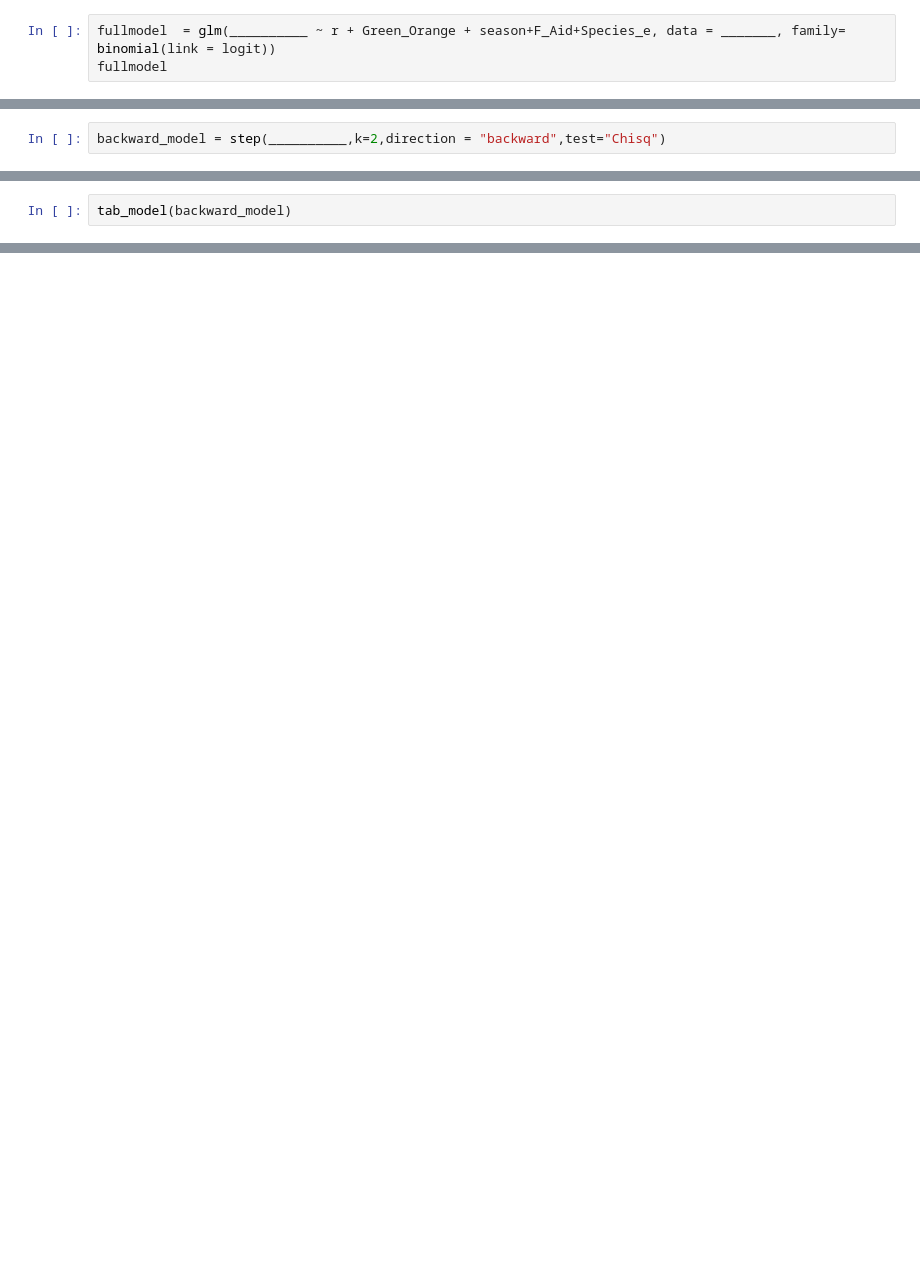
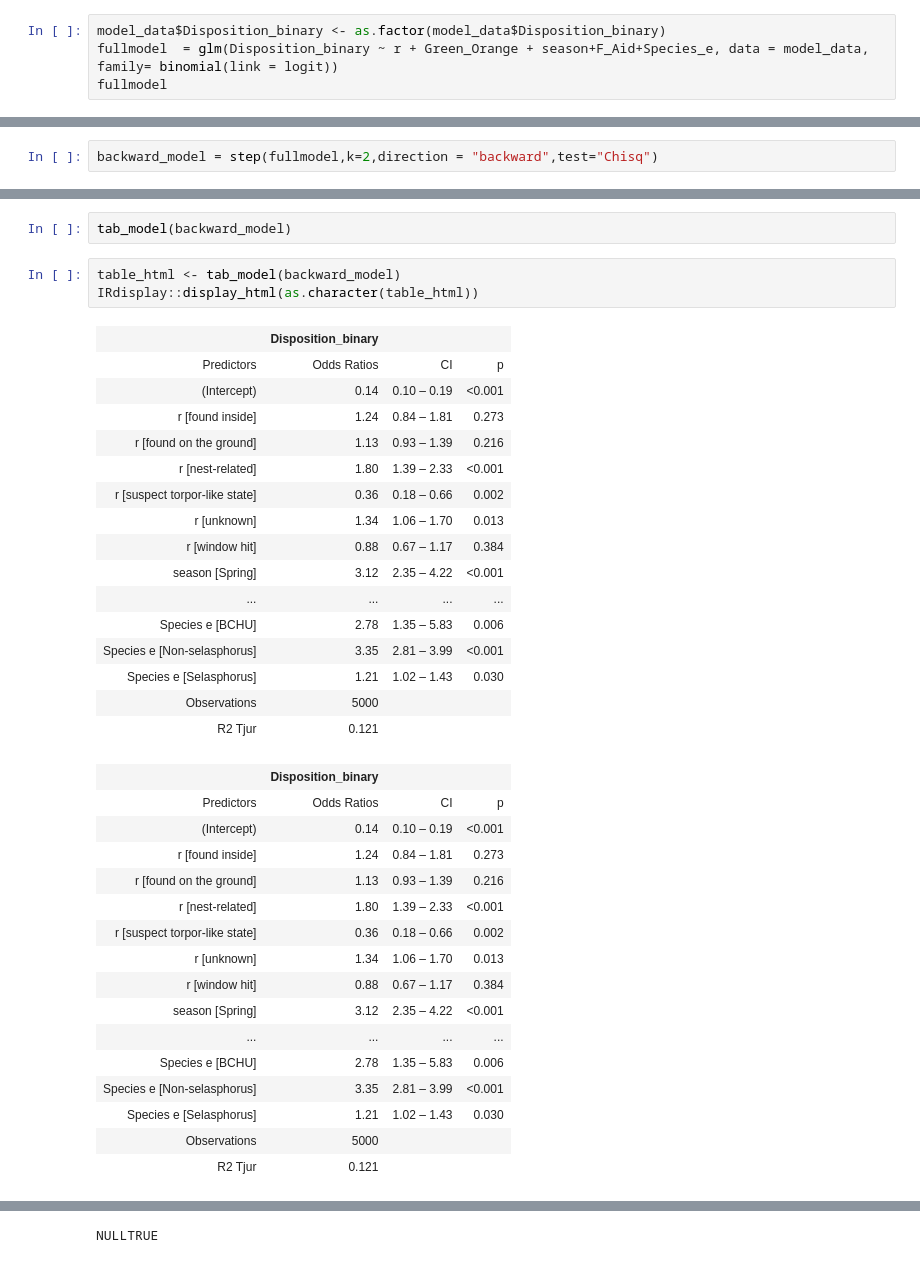
Before and after one commit to jesscoe3/MPM_200_Coe, a Jupyter notebook: Notebooks/261116_assignment_1_will__hummers_survive_JCoe.ipynb, the cells around one changed output, grey strips where cells are left out. Drawn from its saved outputs; the diff is of its cells as text; blank space fills up the shorter version.

```diff
--- a/Notebooks/261116_assignment_1_will__hummers_survive_JCoe.ipynb
+++ b/Notebooks/261116_assignment_1_will__hummers_survive_JCoe.ipynb
@@ -570,5 +566,6 @@ beep_colab("smb_stage_clear")   # mission complete 🍄
 # %% [markdown]
 1. Complete the code and fit a full model
 # %%
-fullmodel  = glm(__________ ~ r + Green_Orange + season+F_Aid+Species_e, data = _______, family= binomial(link = logit))
+model_data$Disposition_binary <- as.factor(model_data$Disposition_binary)
+fullmodel  = glm(Disposition_binary ~ r + Green_Orange + season+F_Aid+Species_e, data = model_data, family= binomial(link = logit))
 fullmodel
@@ -575,4 +590,4 @@ fullmodel
 # %% [markdown]
 2. use following command with full model to do stepwise model selection
 # %%
-backward_model = step(__________,k=2,direction = "backward",test="Chisq")
+backward_model = step(fullmodel,k=2,direction = "backward",test="Chisq")
@@ -591,2 +657,38 @@ library(sjPlot)
 # %%
 tab_model(backward_model)
+# %%
+table_html <- tab_model(backward_model)
+IRdisplay::display_html(as.character(table_html))
+# %% [output]
+|  | Disposition_binary |  |  |
+| Predictors | Odds Ratios | CI | p |
+| (Intercept) | 0.14 | 0.10 – 0.19 | <0.001 |
+| r [found inside] | 1.24 | 0.84 – 1.81 | 0.273 |
+| r [found on the ground] | 1.13 | 0.93 – 1.39 | 0.216 |
+| r [nest-related] | 1.80 | 1.39 – 2.33 | <0.001 |
+| r [suspect torpor-like state] | 0.36 | 0.18 – 0.66 | 0.002 |
+| r [unknown] | 1.34 | 1.06 – 1.70 | 0.013 |
+| r [window hit] | 0.88 | 0.67 – 1.17 | 0.384 |
+| season [Spring] | 3.12 | 2.35 – 4.22 | <0.001 |
+| ... | ... | ... | ... |
+| Species e [BCHU] | 2.78 | 1.35 – 5.83 | 0.006 |
+| Species e [Non-selasphorus] | 3.35 | 2.81 – 3.99 | <0.001 |
+| Species e [Selasphorus] | 1.21 | 1.02 – 1.43 | 0.030 |
+| Observations | 5000 |  |  |
+| R2 Tjur | 0.121 |  |  |
+|  | Disposition_binary |  |  |
+| Predictors | Odds Ratios | CI | p |
+| (Intercept) | 0.14 | 0.10 – 0.19 | <0.001 |
+| r [found inside] | 1.24 | 0.84 – 1.81 | 0.273 |
+| r [found on the ground] | 1.13 | 0.93 – 1.39 | 0.216 |
+| r [nest-related] | 1.80 | 1.39 – 2.33 | <0.001 |
+| r [suspect torpor-like state] | 0.36 | 0.18 – 0.66 | 0.002 |
+| r [unknown] | 1.34 | 1.06 – 1.70 | 0.013 |
+| r [window hit] | 0.88 | 0.67 – 1.17 | 0.384 |
+| season [Spring] | 3.12 | 2.35 – 4.22 | <0.001 |
+| ... | ... | ... | ... |
+| Species e [BCHU] | 2.78 | 1.35 – 5.83 | 0.006 |
+| Species e [Non-selasphorus] | 3.35 | 2.81 – 3.99 | <0.001 |
+| Species e [Selasphorus] | 1.21 | 1.02 – 1.43 | 0.030 |
+| Observations | 5000 |  |  |
+| R2 Tjur | 0.121 |  |  |
@@ -592,0 +711 @@ tab_model(backward_model)
+NULLTRUE
```
Also changed, not shown: parts of 15 cells of this notebook.
